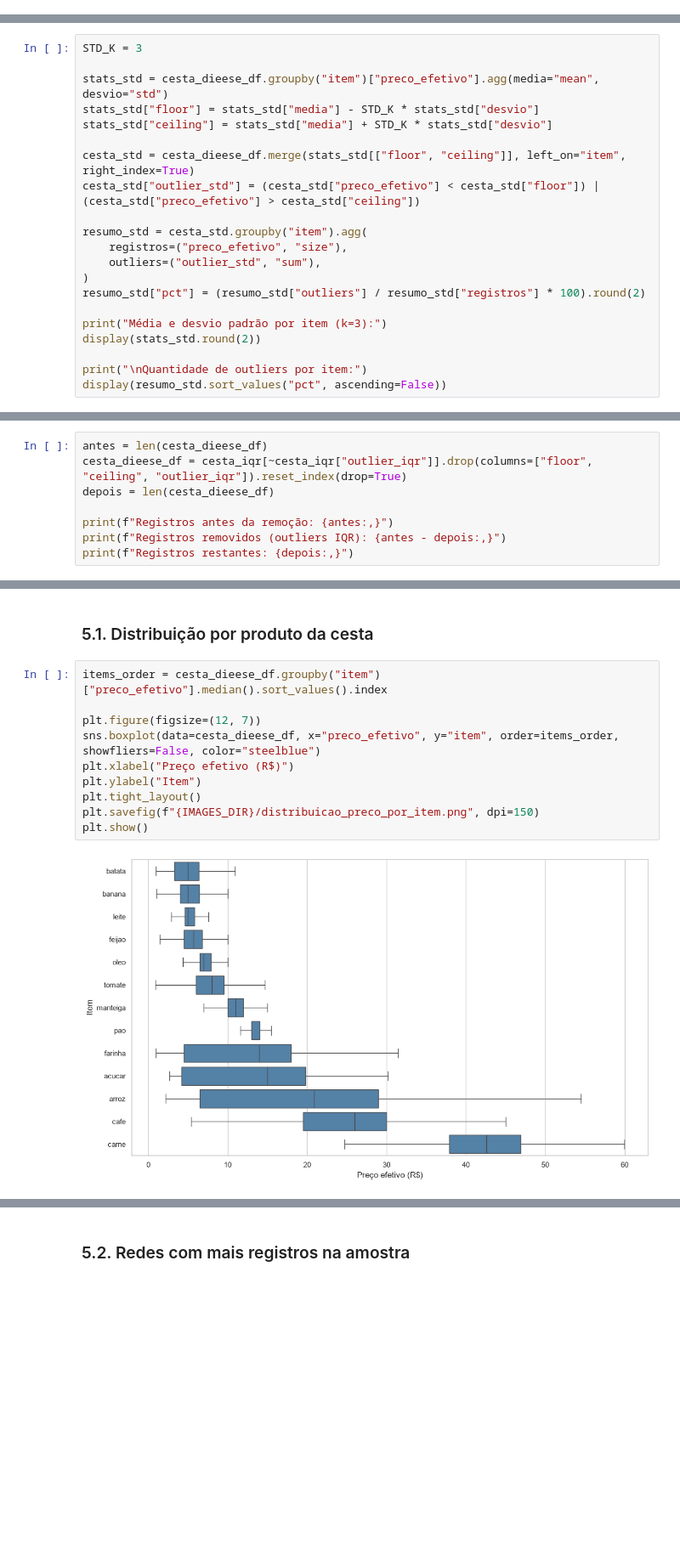
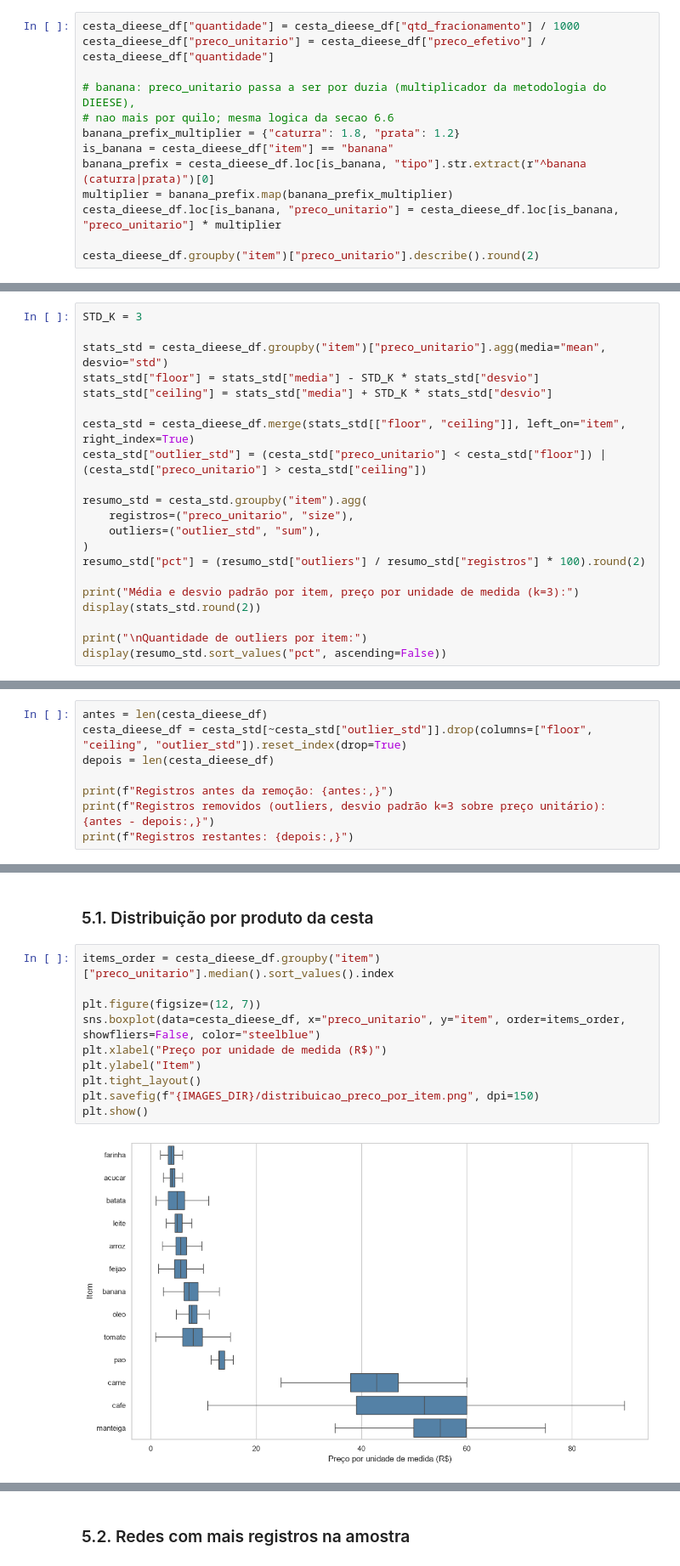
Before and after one commit to nltncsr/clique-economia-prefeitura-curitiba-insights, a Jupyter notebook: scripts/exploration.ipynb, the cells around one changed output, grey strips where cells are left out. Shown at 85% size. Cells and saved outputs as stored; diff of their text form; blank space fills up the shorter version.

```diff
--- a/scripts/exploration.ipynb
+++ b/scripts/exploration.ipynb
@@ -1143,0 +1172,13 @@ display(dieese_overview)
+# %%
+cesta_dieese_df["quantidade"] = cesta_dieese_df["qtd_fracionamento"] / 1000
+cesta_dieese_df["preco_unitario"] = cesta_dieese_df["preco_efetivo"] / cesta_dieese_df["quantidade"]
+
+# banana: preco_unitario passa a ser por duzia (multiplicador da metodologia do DIEESE),
+# nao mais por quilo; mesma logica da secao 6.6
+banana_prefix_multiplier = {"caturra": 1.8, "prata": 1.2}
+is_banana = cesta_dieese_df["item"] == "banana"
+banana_prefix = cesta_dieese_df.loc[is_banana, "tipo"].str.extract(r"^banana (caturra|prata)")[0]
+multiplier = banana_prefix.map(banana_prefix_multiplier)
+cesta_dieese_df.loc[is_banana, "preco_unitario"] = cesta_dieese_df.loc[is_banana, "preco_unitario"] * multiplier
+
+cesta_dieese_df.groupby("item")["preco_unitario"].describe().round(2)
@@ -1277,20 +1205,20 @@ cafe:
 # %%
 STD_K = 3
 
-stats_std = cesta_dieese_df.groupby("item")["preco_efetivo"].agg(media="mean", desvio="std")
+stats_std = cesta_dieese_df.groupby("item")["preco_unitario"].agg(media="mean", desvio="std")
 stats_std["floor"] = stats_std["media"] - STD_K * stats_std["desvio"]
 stats_std["ceiling"] = stats_std["media"] + STD_K * stats_std["desvio"]
 
 cesta_std = cesta_dieese_df.merge(stats_std[["floor", "ceiling"]], left_on="item", right_index=True)
-cesta_std["outlier_std"] = (cesta_std["preco_efetivo"] < cesta_std["floor"]) | (cesta_std["preco_efetivo"] > cesta_std["ceiling"])
+cesta_std["outlier_std"] = (cesta_std["preco_unitario"] < cesta_std["floor"]) | (cesta_std["preco_unitario"] > cesta_std["ceiling"])
 
 resumo_std = cesta_std.groupby("item").agg(
-    registros=("preco_efetivo", "size"),
+    registros=("preco_unitario", "size"),
     outliers=("outlier_std", "sum"),
 )
 resumo_std["pct"] = (resumo_std["outliers"] / resumo_std["registros"] * 100).round(2)
 
-print("Média e desvio padrão por item (k=3):")
+print("Média e desvio padrão por item, preço por unidade de medida (k=3):")
 display(stats_std.round(2))
 
 print("\nQuantidade de outliers por item:")
@@ -1397,10 +1346,10 @@ Por reagir menos a esses extremos isolados, o IQR foi o critério usado para rem
 # %%
 antes = len(cesta_dieese_df)
-cesta_dieese_df = cesta_iqr[~cesta_iqr["outlier_iqr"]].drop(columns=["floor", "ceiling", "outlier_iqr"]).reset_index(drop=True)
+cesta_dieese_df = cesta_std[~cesta_std["outlier_std"]].drop(columns=["floor", "ceiling", "outlier_std"]).reset_index(drop=True)
 depois = len(cesta_dieese_df)
 
 print(f"Registros antes da remoção: {antes:,}")
-print(f"Registros removidos (outliers IQR): {antes - depois:,}")
+print(f"Registros removidos (outliers, desvio padrão k=3 sobre preço unitário): {antes - depois:,}")
 print(f"Registros restantes: {depois:,}")
 # %% [output]
 Registros antes da remoção: 107,907
@@ -1411,15 +1360,15 @@ Registros restantes: 106,961
 # %% [markdown]
 ### 5.1. Distribuição por produto da cesta
 # %%
-items_order = cesta_dieese_df.groupby("item")["preco_efetivo"].median().sort_values().index
+items_order = cesta_dieese_df.groupby("item")["preco_unitario"].median().sort_values().index
 
 plt.figure(figsize=(12, 7))
-sns.boxplot(data=cesta_dieese_df, x="preco_efetivo", y="item", order=items_order, showfliers=False, color="steelblue")
-plt.xlabel("Preço efetivo (R$)")
+sns.boxplot(data=cesta_dieese_df, x="preco_unitario", y="item", order=items_order, showfliers=False, color="steelblue")
+plt.xlabel("Preço por unidade de medida (R$)")
 plt.ylabel("Item")
 plt.tight_layout()
 plt.savefig(f"{IMAGES_DIR}/distribuicao_preco_por_item.png", dpi=150)
 plt.show()
 # %% [output]
-[figure, old version]
+[figure, new version]
 # %% [markdown]
```
Also changed, not shown: parts of 43 cells of this notebook, 17 other files.
